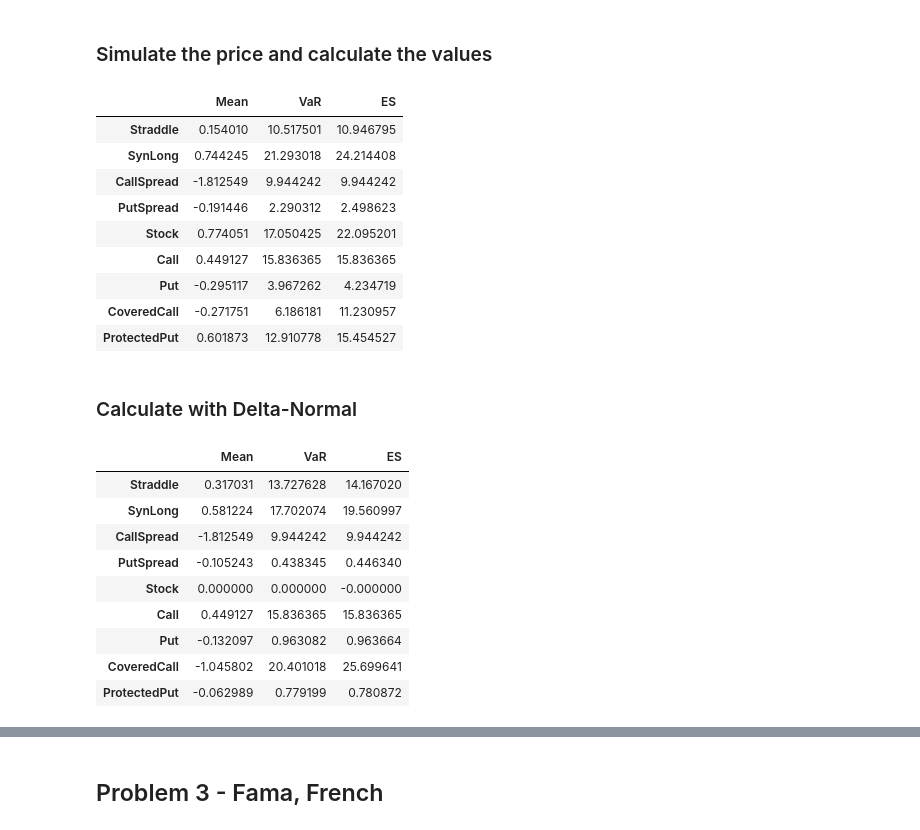
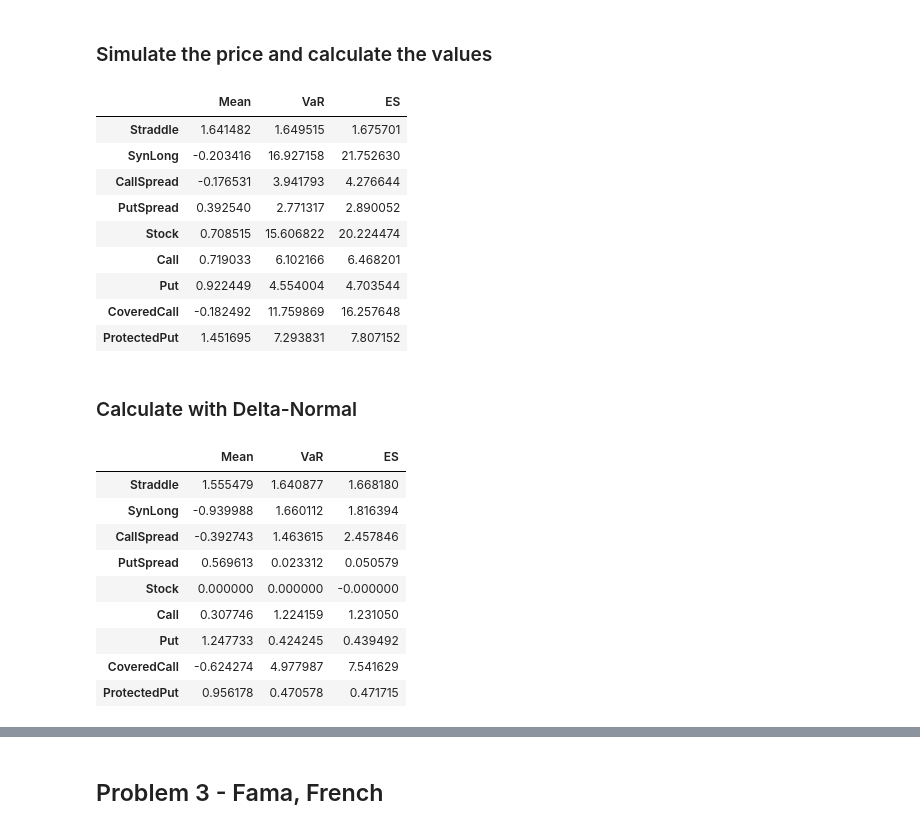
Before and after one commit to QihangMa/Qihang-Ma-Fintech545, a Jupyter notebook: Week07/Assignment6_Mysolution.ipynb, the cells around one changed output, grey strips where cells are left out. Drawn from its saved outputs; the diff is of its cells as text; code cells hidden in the pictures.

Commit message:
fixed for delta-norm calculation

```diff
--- a/Week07/Assignment6_Mysolution.ipynb
+++ b/Week07/Assignment6_Mysolution.ipynb
@@ -507,7 +511,7 @@ def simulate_prices(daily_returns, current_price, days=1, n_simulation = 1000):
     return simulate_prices
 # %%
 current_date = dt.datetime(2023,3,3)
-S0 = 165
+S0 = 151.03
 r = 0.0425
 days_ahead = 0
 
@@ -554,61 +558,63 @@ for index, row in price_change.iterrows():
 portfolio_metrics
 # %% [output]
 |  | Mean | VaR | ES |
-| Straddle | 0.154010 | 10.517501 | 10.946795 |
-| SynLong | 0.744245 | 21.293018 | 24.214408 |
-| CallSpread | -1.812549 | 9.944242 | 9.944242 |
-| PutSpread | -0.191446 | 2.290312 | 2.498623 |
-| Stock | 0.774051 | 17.050425 | 22.095201 |
-| Call | 0.449127 | 15.836365 | 15.836365 |
-| Put | -0.295117 | 3.967262 | 4.234719 |
-| CoveredCall | -0.271751 | 6.186181 | 11.230957 |
-| ProtectedPut | 0.601873 | 12.910778 | 15.454527 |
+| Straddle | 1.641482 | 1.649515 | 1.675701 |
+| SynLong | -0.203416 | 16.927158 | 21.752630 |
+| CallSpread | -0.176531 | 3.941793 | 4.276644 |
+| PutSpread | 0.392540 | 2.771317 | 2.890052 |
+| Stock | 0.708515 | 15.606822 | 20.224474 |
+| Call | 0.719033 | 6.102166 | 6.468201 |
+| Put | 0.922449 | 4.554004 | 4.703544 |
+| CoveredCall | -0.182492 | 11.759869 | 16.257648 |
+| ProtectedPut | 1.451695 | 7.293831 | 7.807152 |
 # %% [markdown]
 ### Calculate with Delta-Normal
 # %%
 delta_calculator =  cal_partial_derivative(binomial_tree_american_discrete, 1, 'S0')
 
 for i in range(len(aapl_option)):
+    if aapl_option.loc[i,"Type"] != "Stock":
 
-    K = aapl_option.loc[i,"Strike"]
-    price = aapl_option.loc[i,"CurrentPrice"]
-    T = ((aapl_option.loc[i, "ExpirationDate"] - current_date).days - 10) / 365
-    sigma = aapl_option.loc[i,"ImpliedVol"]
-    option_type = aapl_option.loc[i,"OptionType"]
-    dividend_dates = [round(((dt.datetime(2023,3,15) - current_date).days - 10) / ((portfolio["ExpirationDate"] - current_date).days - 10) * N)]
-    dividend_amounts = [1]
+        current_date = dt.datetime(2023,3,3)
+        N=50
+        K = aapl_option.loc[i,"Strike"]
+        ExpirationDate = aapl_option.loc[i, "ExpirationDate"]
+        T = ((ExpirationDate  - current_date).days ) / 365
+        sigma = aapl_option.loc[i,"ImpliedVol"]
+        option_type = aapl_option.loc[i,"OptionType"]
+        dividend_dates = [round(((dt.datetime(2023,3,15) - current_date).days ) / ((ExpirationDate  - current_date).days ) * N)]
+        dividend_amounts = [1]
 
-    if aapl_option.loc[i,"Type"] != "Stock":
-        aapl_option.loc[i, "Delta"] = delta_calculator(S0, K, r, T, sigma, 50, option_type, dividend_dates, dividend_amounts) * aapl_option.loc[i,'Holding']
+        aapl_option.loc[i, "Delta"] = delta_calculator(S0, K, r, T, sigma, N, option_type.lower(), dividend_dates, dividend_amounts) * aapl_option.loc[i,'Holding']
     else:
         aapl_option.loc[i, "Delta"] = 1 * aapl_option.loc[i,'Holding']
 # %%
-delta = aapl_option.groupby("Portfolio")['Delta'].sum().apply(lambda x: -x * (underlying_prices.loc[9:].values[0]-165))
+delta = aapl_option.groupby("Portfolio")['Delta'].sum().apply(lambda x: -x * (underlying_prices.loc[9:].values[0]-151.03))
 delta_df = pd.DataFrame(np.array([delta.values[i].reshape(-1) for i in range(len(delta))]), index=delta.keys(), columns=underlying_prices.loc[9:].values[0])
 
 price_change_delta = price_change.add(delta_df)
 
 portfolio_metrics_1 = pd.DataFrame(index=aapl_option["Portfolio"].unique(), columns=["Mean", "VaR", "ES"])
 portfolio_metrics_1 = portfolio_metrics_1.fillna(0)
 
 for index, row in price_change_delta.iterrows():
     mean = row.values.mean()
     var = VaR.calculate_var(row.values)
     es = VaR.calculate_es(row.values, var)
 
     portfolio_metrics_1.loc[index, "Mean"] = mean
     portfolio_metrics_1.loc[index, "VaR"] = var
     portfolio_metrics_1.loc[index, "ES"] = es
 
 portfolio_metrics_1
 # %% [output]
 |  | Mean | VaR | ES |
-| Straddle | 0.317031 | 13.727628 | 14.167020 |
-| SynLong | 0.581224 | 17.702074 | 19.560997 |
-| CallSpread | -1.812549 | 9.944242 | 9.944242 |
-| PutSpread | -0.105243 | 0.438345 | 0.446340 |
+| Straddle | 1.555479 | 1.640877 | 1.668180 |
+| SynLong | -0.939988 | 1.660112 | 1.816394 |
+| CallSpread | -0.392743 | 1.463615 | 2.457846 |
+| PutSpread | 0.569613 | 0.023312 | 0.050579 |
 | Stock | 0.000000 | 0.000000 | -0.000000 |
-| Call | 0.449127 | 15.836365 | 15.836365 |
-| Put | -0.132097 | 0.963082 | 0.963664 |
-| CoveredCall | -1.045802 | 20.401018 | 25.699641 |
-| ProtectedPut | -0.062989 | 0.779199 | 0.780872 |
+| Call | 0.307746 | 1.224159 | 1.231050 |
+| Put | 1.247733 | 0.424245 | 0.439492 |
+| CoveredCall | -0.624274 | 4.977987 | 7.541629 |
+| ProtectedPut | 0.956178 | 0.470578 | 0.471715 |
```
Also changed, not shown: parts of 4 cells of this notebook.
